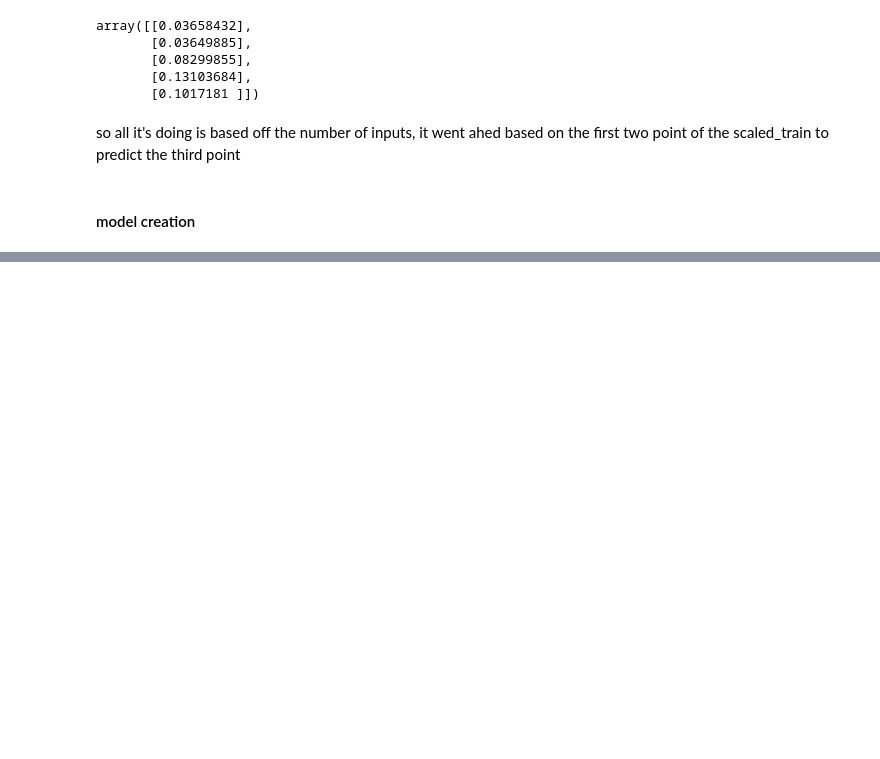
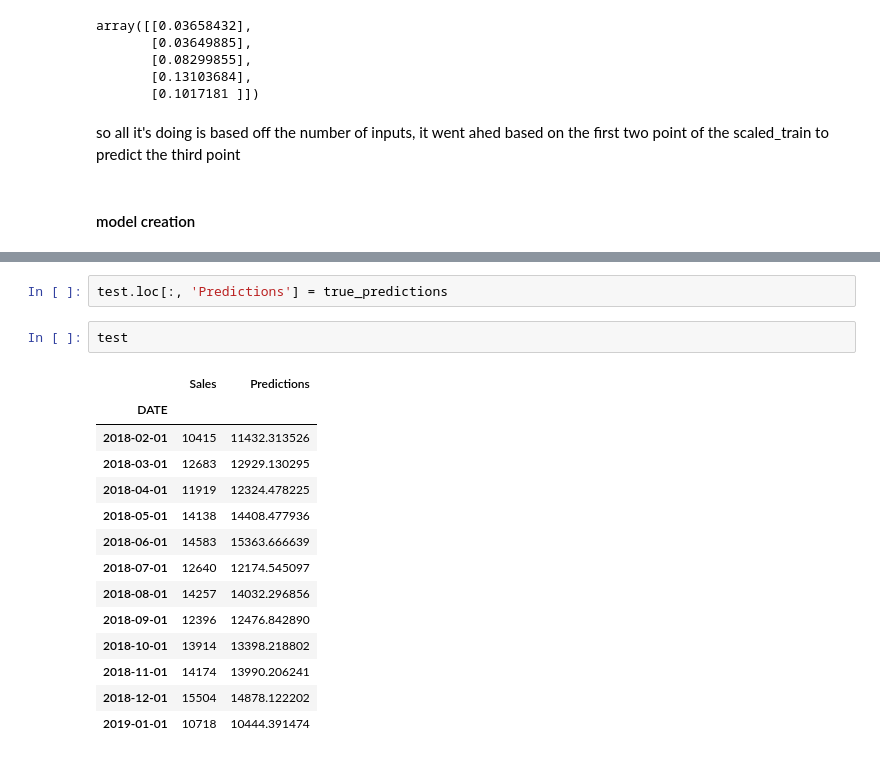
Before and after one commit to depa-tto/Time-Series-Forecasting-and-Analysis-course, a Jupyter notebook: lecture_20.ipynb, the cells around one changed output, grey strips where cells are left out. Drawn from its saved outputs; the diff is of its cells as text; blank space fills up the shorter version.

```diff
--- a/lecture_20.ipynb
+++ b/lecture_20.ipynb
@@ -173,0 +418,19 @@ from keras.layers import LSTM # type: ignore
+# %%
+test.loc[:, 'Predictions'] = true_predictions
+# %%
+test
+# %% [output]
+|  | Sales | Predictions |
+| DATE |  |  |
+| 2018-02-01 | 10415 | 11432.313526 |
+| 2018-03-01 | 12683 | 12929.130295 |
+| 2018-04-01 | 11919 | 12324.478225 |
+| 2018-05-01 | 14138 | 14408.477936 |
+| 2018-06-01 | 14583 | 15363.666639 |
+| 2018-07-01 | 12640 | 12174.545097 |
+| 2018-08-01 | 14257 | 14032.296856 |
+| 2018-09-01 | 12396 | 12476.842890 |
+| 2018-10-01 | 13914 | 13398.218802 |
+| 2018-11-01 | 14174 | 13990.206241 |
+| 2018-12-01 | 15504 | 14878.122202 |
+| 2019-01-01 | 10718 | 10444.391474 |
```
Also changed, not shown: parts of 31 cells of this notebook.
